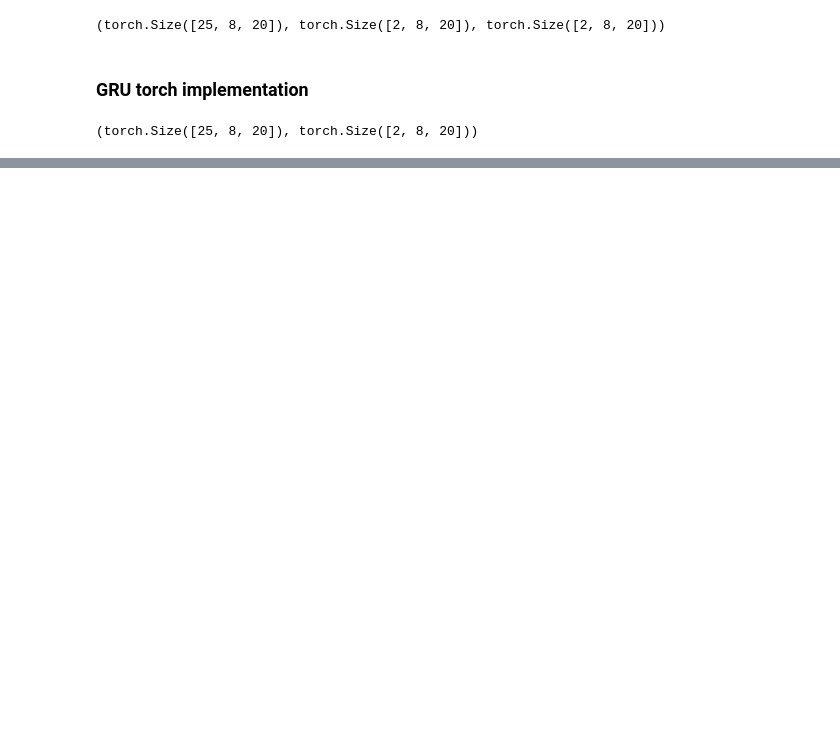
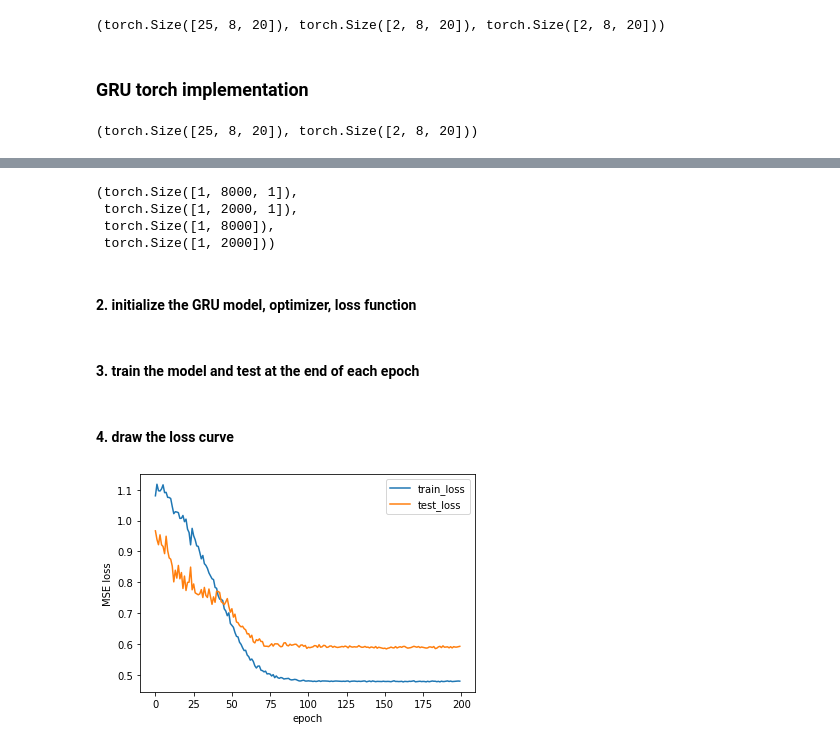
Before and after one commit to sunlabuiuc/pyhealth-book, a Jupyter notebook: chap3-RNN/notebook/torch-implementation-LSTM-GRU.ipynb, the cells around one changed output, grey strips where cells are left out. Drawn from its saved outputs; the diff is of its cells as text; code cells hidden in the pictures; blank space fills up the shorter version.

```diff
--- a/chap3-RNN/notebook/torch-implementation-LSTM-GRU.ipynb
+++ b/chap3-RNN/notebook/torch-implementation-LSTM-GRU.ipynb
@@ -53,0 +77,64 @@ output.shape, hn.shape
+# %%
+# split into train and test
+X_train, X_test = torch.FloatTensor(X[:8000].float()), torch.FloatTensor(X[8000:].float())
+y_train, y_test = torch.FloatTensor(y[:8000]), torch.FloatTensor(y[8000:])
+
+X_train = X_train.unsqueeze(0).unsqueeze(-1)
+X_test = X_test.unsqueeze(0).unsqueeze(-1)
+y_train = y_train.unsqueeze(0)
+y_test = y_test.unsqueeze(0)
+
+X_train.shape, X_test.shape, y_train.shape, y_test.shape
+# %% [output]
+(torch.Size([1, 8000, 1]),
+ torch.Size([1, 2000, 1]),
+ torch.Size([1, 8000]),
+ torch.Size([1, 2000]))
+# %% [markdown]
+#### 2. initialize the GRU model, optimizer, loss function
+# %%
+gru = torch.nn.GRU(1, 1, 2)
+
+criterion = torch.nn.MSELoss()
+optimizer = torch.optim.Adam(gru.parameters(), lr=0.01)
+# %% [markdown]
+#### 3. train the model and test at the end of each epoch
+# %%
+from tqdm import tqdm
+
+train_loss, test_loss = [], []
+
+for epoch in tqdm(range(200)):
+
+    gru.train()
+    # predict on the training data
+    h0 = torch.randn(2, 8000, 1)
+    pre, _ = gru(X_train, h0)
+
+    # calculate the loss
+    loss = criterion(pre.squeeze(-1), y_train)
+    train_loss.append(loss.item())
+
+    # gradient update
+    optimizer.zero_grad()
+    loss.backward()
+    optimizer.step()
+
+    gru.eval()
+    with torch.no_grad():
+        h0 = torch.randn(2, 2000, 1)
+        pre, _ = gru(X_test, h0)
+        loss = criterion(pre.squeeze(-1), y_test)
+        test_loss.append(loss.item())
+# %% [markdown]
+#### 4. draw the loss curve
+# %%
+plt.plot(train_loss, label="train_loss")
+plt.plot(test_loss, label="test_loss")
+plt.legend()
+plt.xlabel("epoch")
+plt.ylabel("MSE loss")
+
+plt.savefig("train-gru-loss-curves.pdf")
+# %% [output]
+[figure, added]
```
Also changed, not shown: parts of 6 cells of this notebook.
